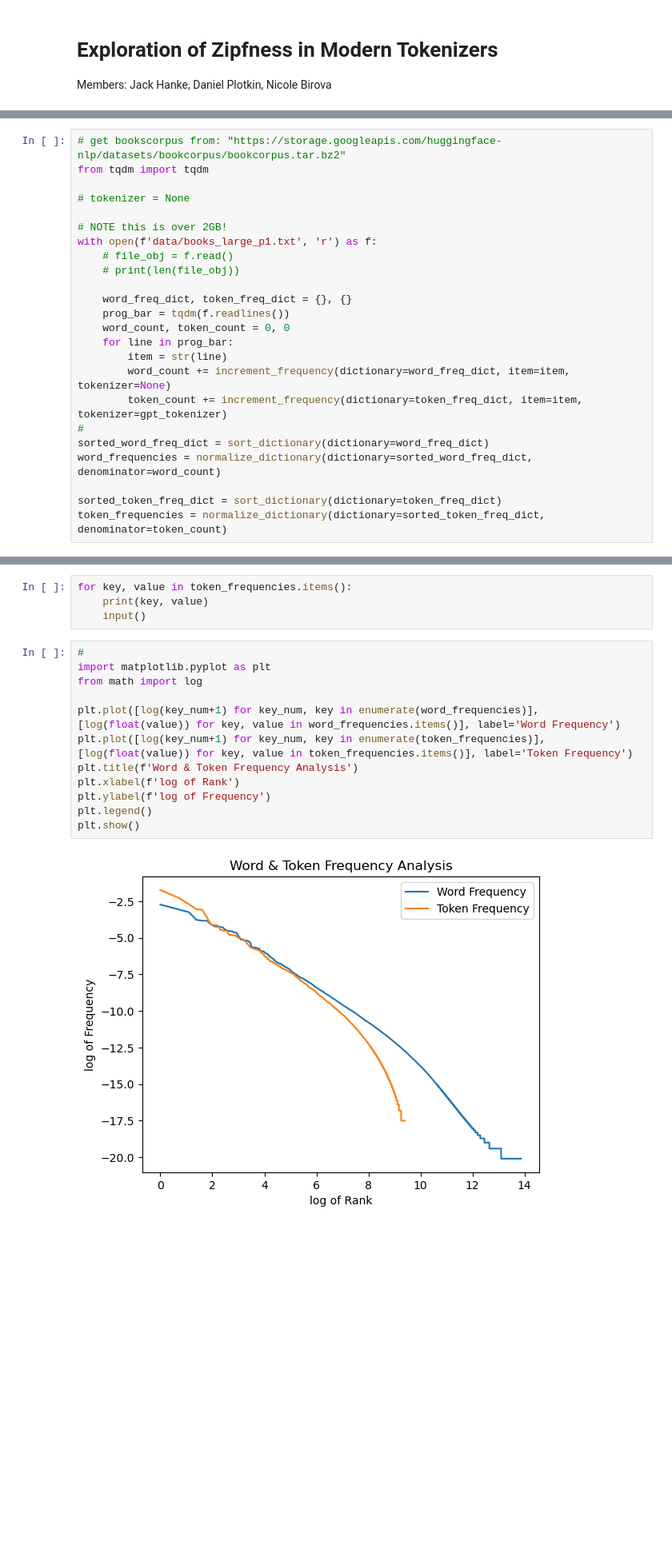
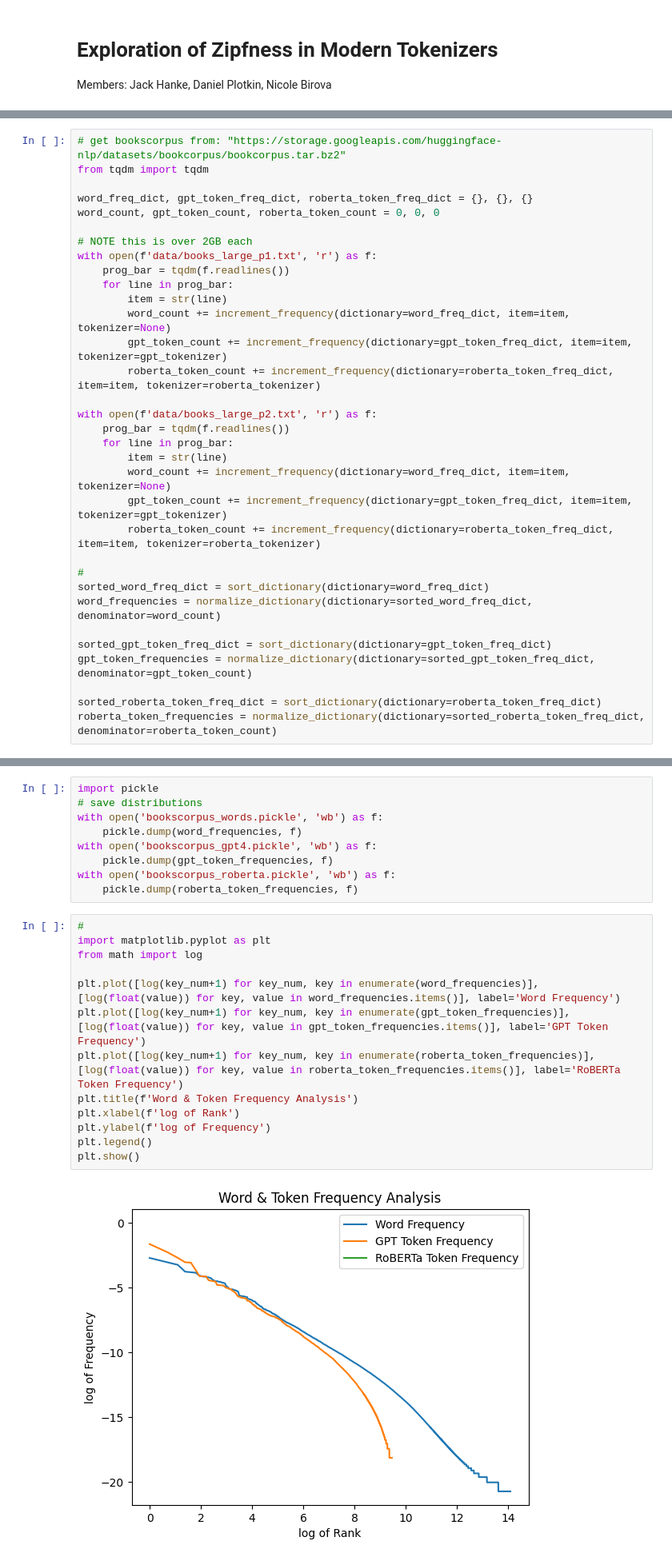
Before and after one commit to JackHanke/nlpsem, a Jupyter notebook: workspace.ipynb, the cells around one changed output, grey strips where cells are left out. Shown at 80% size. Saved outputs shown, nothing was run; the diff lists cells and outputs as text; blank space fills up the shorter version.

Commit message:
bug in roberta

```diff
--- a/workspace.ipynb
+++ b/workspace.ipynb
@@ -72,23 +68,32 @@ def normalize_dictionary(dictionary: dict, denominator: int):
 # get bookscorpus from: "https://storage.googleapis.com/huggingface-nlp/datasets/bookcorpus/bookcorpus.tar.bz2"
 from tqdm import tqdm
 
-# tokenizer = None
+word_freq_dict, gpt_token_freq_dict, roberta_token_freq_dict = {}, {}, {}
+word_count, gpt_token_count, roberta_token_count = 0, 0, 0
 
-# NOTE this is over 2GB!
+# NOTE this is over 2GB each
 with open(f'data/books_large_p1.txt', 'r') as f:
-    # file_obj = f.read()
-    # print(len(file_obj))
-
-    word_freq_dict, token_freq_dict = {}, {}
     prog_bar = tqdm(f.readlines())
-    word_count, token_count = 0, 0
     for line in prog_bar:
         item = str(line)
         word_count += increment_frequency(dictionary=word_freq_dict, item=item, tokenizer=None)
-        token_count += increment_frequency(dictionary=token_freq_dict, item=item, tokenizer=gpt_tokenizer)
+        gpt_token_count += increment_frequency(dictionary=gpt_token_freq_dict, item=item, tokenizer=gpt_tokenizer)
+        roberta_token_count += increment_frequency(dictionary=roberta_token_freq_dict, item=item, tokenizer=roberta_tokenizer)
+
+with open(f'data/books_large_p2.txt', 'r') as f:
+    prog_bar = tqdm(f.readlines())
+    for line in prog_bar:
+        item = str(line)
+        word_count += increment_frequency(dictionary=word_freq_dict, item=item, tokenizer=None)
+        gpt_token_count += increment_frequency(dictionary=gpt_token_freq_dict, item=item, tokenizer=gpt_tokenizer)
+        roberta_token_count += increment_frequency(dictionary=roberta_token_freq_dict, item=item, tokenizer=roberta_tokenizer)
+
 #
 sorted_word_freq_dict = sort_dictionary(dictionary=word_freq_dict)
 word_frequencies = normalize_dictionary(dictionary=sorted_word_freq_dict, denominator=word_count)
 
-sorted_token_freq_dict = sort_dictionary(dictionary=token_freq_dict)
-token_frequencies = normalize_dictionary(dictionary=sorted_token_freq_dict, denominator=token_count)
+sorted_gpt_token_freq_dict = sort_dictionary(dictionary=gpt_token_freq_dict)
+gpt_token_frequencies = normalize_dictionary(dictionary=sorted_gpt_token_freq_dict, denominator=gpt_token_count)
+
+sorted_roberta_token_freq_dict = sort_dictionary(dictionary=roberta_token_freq_dict)
+roberta_token_frequencies = normalize_dictionary(dictionary=sorted_roberta_token_freq_dict, denominator=roberta_token_count)
@@ -98,21 +100,27 @@ token_frequencies = normalize_dictionary(dictionary=sorted_token_freq_dict, deno
-# %%
-for key, value in token_frequencies.items():
-    print(key, value)
-    input()
+# %%
+import pickle
+# save distributions
+with open('bookscorpus_words.pickle', 'wb') as f:
+    pickle.dump(word_frequencies, f)
+with open('bookscorpus_gpt4.pickle', 'wb') as f:
+    pickle.dump(gpt_token_frequencies, f)
+with open('bookscorpus_roberta.pickle', 'wb') as f:
+    pickle.dump(roberta_token_frequencies, f)
 # %%
 #
 import matplotlib.pyplot as plt
 from math import log
 
 plt.plot([log(key_num+1) for key_num, key in enumerate(word_frequencies)], [log(float(value)) for key, value in word_frequencies.items()], label='Word Frequency')
-plt.plot([log(key_num+1) for key_num, key in enumerate(token_frequencies)], [log(float(value)) for key, value in token_frequencies.items()], label='Token Frequency')
+plt.plot([log(key_num+1) for key_num, key in enumerate(gpt_token_frequencies)], [log(float(value)) for key, value in gpt_token_frequencies.items()], label='GPT Token Frequency')
+plt.plot([log(key_num+1) for key_num, key in enumerate(roberta_token_frequencies)], [log(float(value)) for key, value in roberta_token_frequencies.items()], label='RoBERTa Token Frequency')
 plt.title(f'Word & Token Frequency Analysis')
 plt.xlabel(f'log of Rank')
 plt.ylabel(f'log of Frequency')
 plt.legend()
 plt.show()
 # %% [output]
-[figure, old version]
+[figure, new version]
 # %%
 import scipy.stats as stats
 
```
Also changed, not shown: parts of 3 cells of this notebook, 3 other files.
